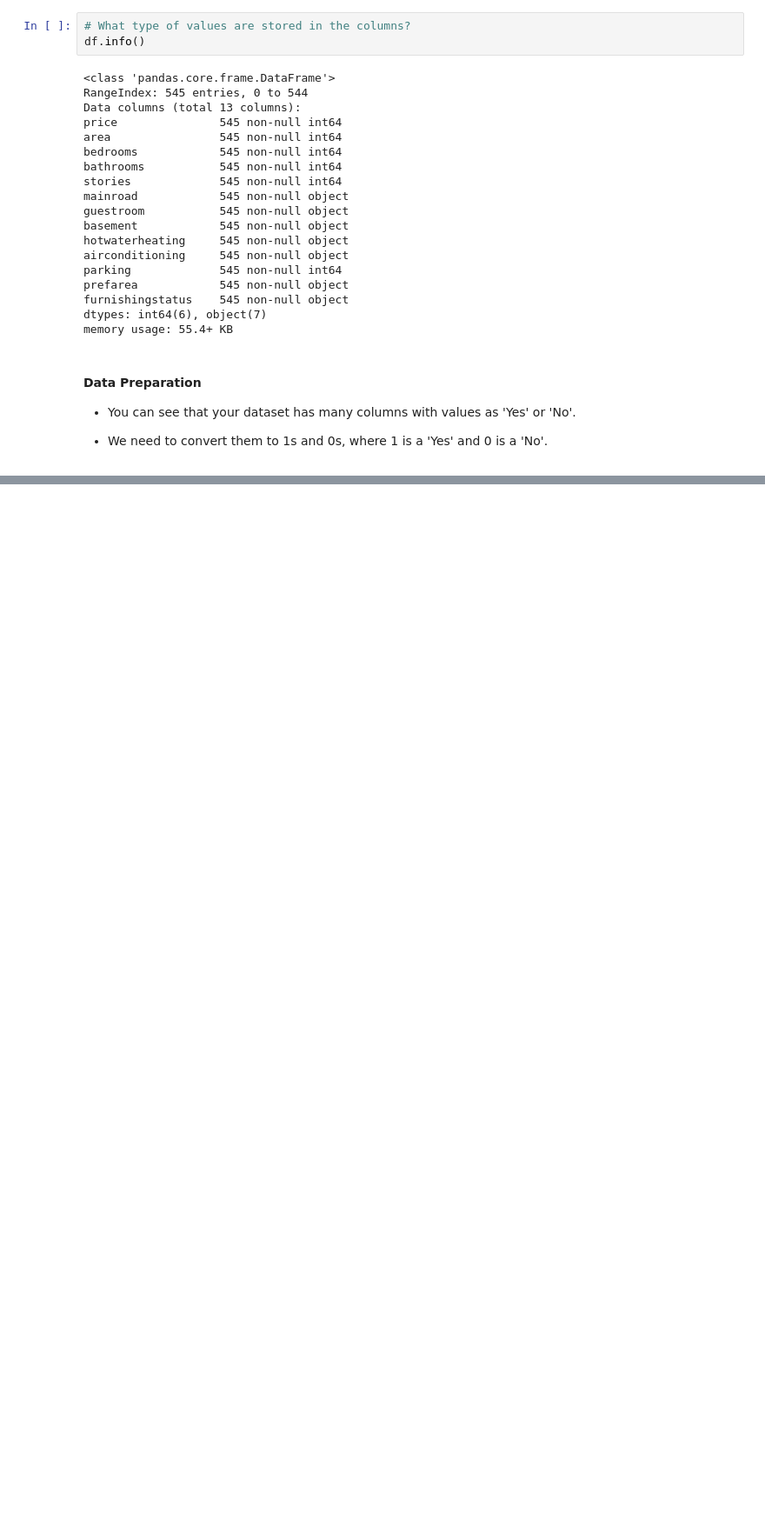
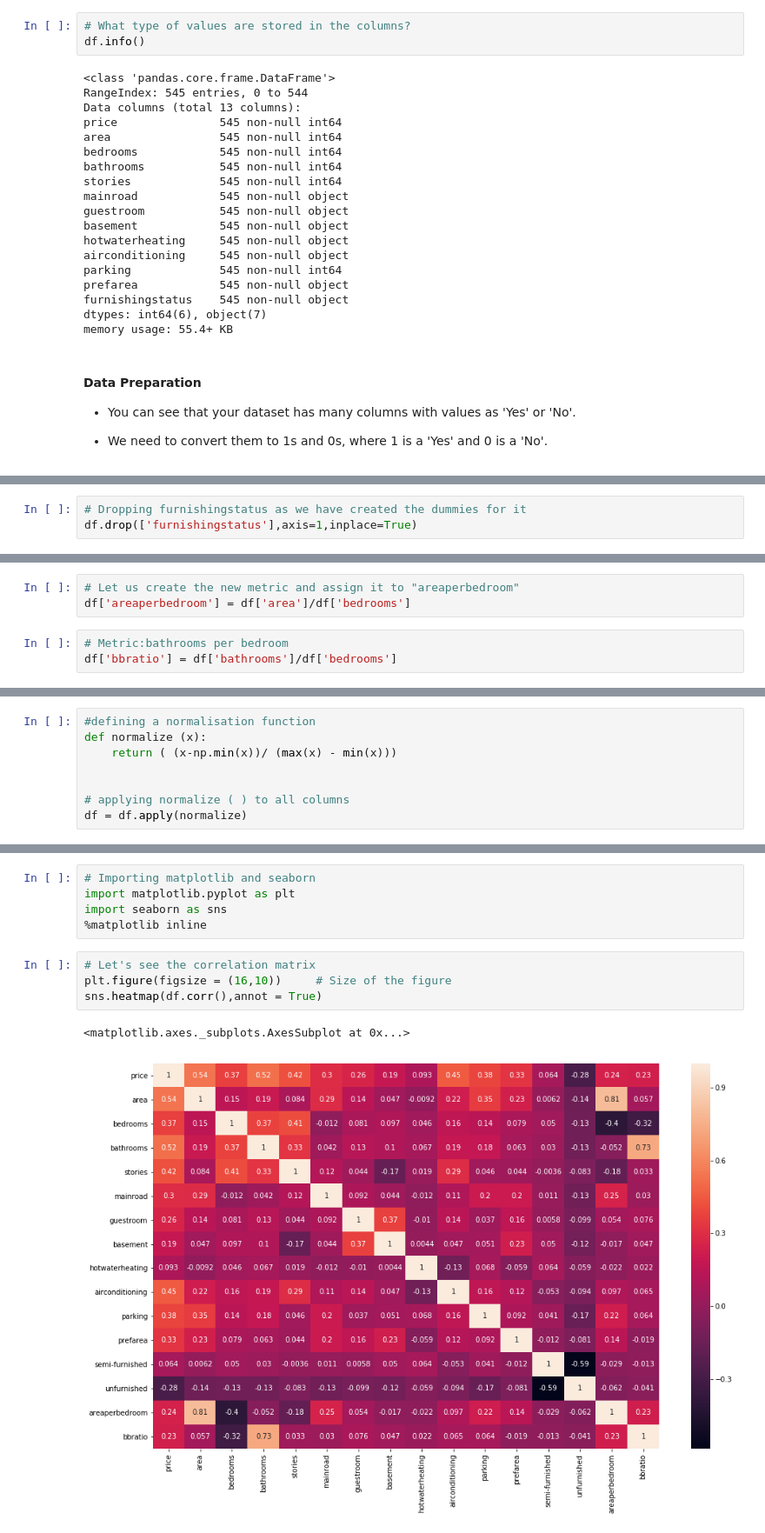
Before and after one commit to ArchitectAK/Delhi-House-Price-Prediction, a Jupyter notebook: House_Price_Prediction_Mutilinear_Regression.ipynb, the cells around one changed output, grey strips where cells are left out. Shown at 87% size. Saved outputs shown, nothing was run; the diff lists cells and outputs as text; blank space fills up the shorter version.

```diff
--- a/House_Price_Prediction_Mutilinear_Regression.ipynb
+++ b/House_Price_Prediction_Mutilinear_Regression.ipynb
@@ -325,0 +115,3 @@ plt.show()
+# %%
+# Dropping furnishingstatus as we have created the dummies for it
+df.drop(['furnishingstatus'],axis=1,inplace=True)
@@ -325,0 +128,6 @@ plt.show()
+# %%
+# Let us create the new metric and assign it to "areaperbedroom"
+df['areaperbedroom'] = df['area']/df['bedrooms']
+# %%
+# Metric:bathrooms per bedroom
+df['bbratio'] = df['bathrooms']/df['bedrooms']
@@ -325,0 +150,8 @@ plt.show()
+# %%
+#defining a normalisation function
+def normalize (x):
+    return ( (x-np.min(x))/ (max(x) - min(x)))
+
+
+# applying normalize ( ) to all columns
+df = df.apply(normalize)
@@ -325,0 +246,12 @@ plt.show()
+# %%
+# Importing matplotlib and seaborn
+import matplotlib.pyplot as plt
+import seaborn as sns
+%matplotlib inline
+# %%
+# Let's see the correlation matrix
+plt.figure(figsize = (16,10))     # Size of the figure
+sns.heatmap(df.corr(),annot = True)
+# %% [output]
+<matplotlib.axes._subplots.AxesSubplot at 0x...>
+[figure, added]
```
Also changed, not shown: parts of 98 cells of this notebook, 1 other file.
